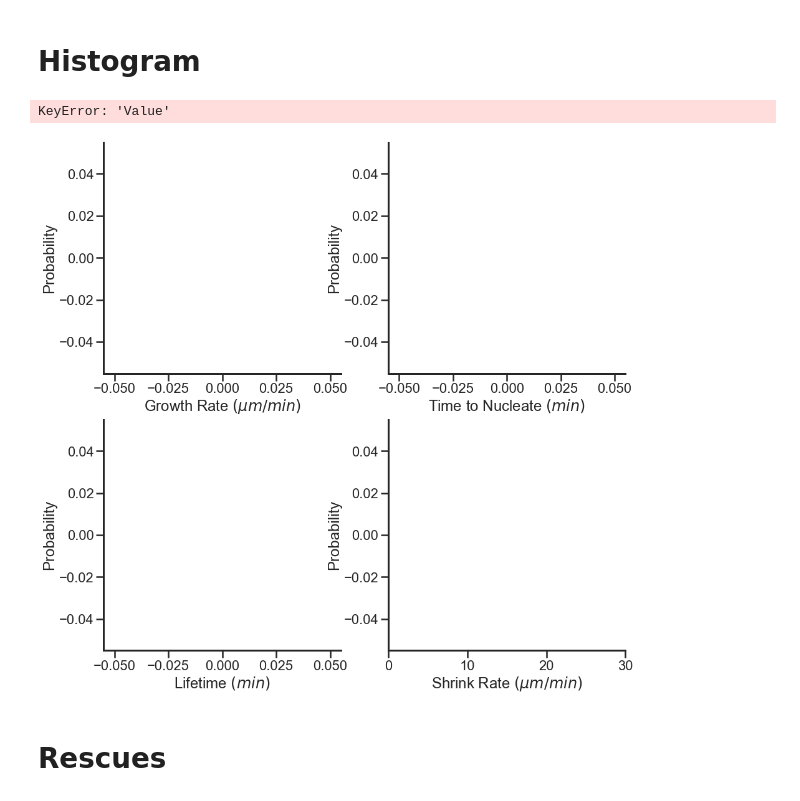
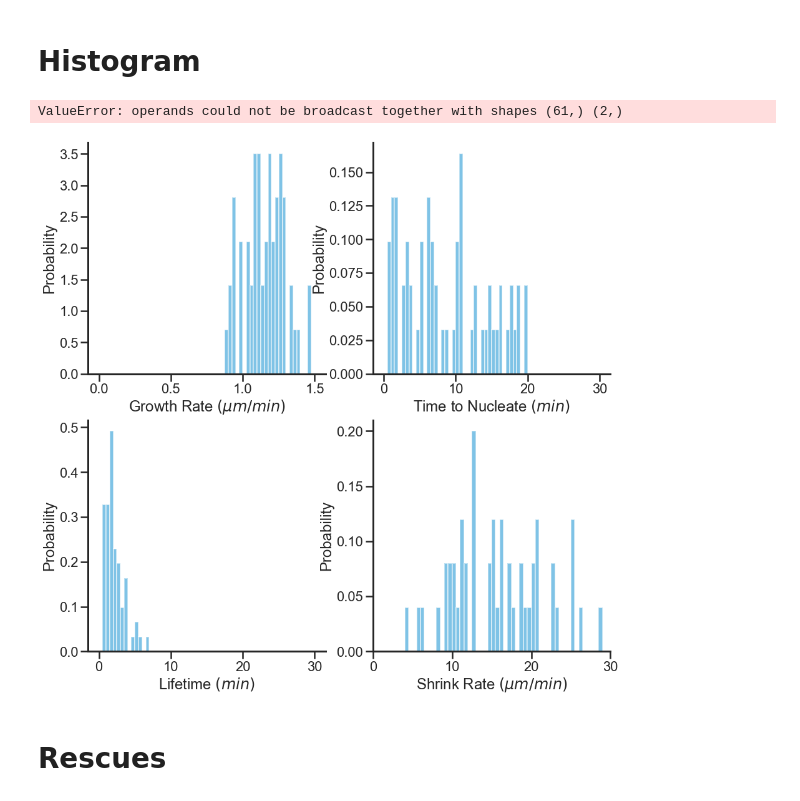
Before and after one commit to brouhardlab/brouhardlab-scripts, a Jupyter notebook: notebooks/Brandi/join_data_and_fit_fromDataSheet.ipynb, the cells around one changed output. Cells and saved outputs as stored; diff of their text form; code cells hidden in the pictures.

Commit message:
EB3 dynamics-data processing

```diff
--- a/notebooks/Brandi/join_data_and_fit_fromDataSheet.ipynb
+++ b/notebooks/Brandi/join_data_and_fit_fromDataSheet.ipynb
@@ -196,16 +192,16 @@ def exponential(x, scale):
 def gamma(x, shape, scale):
     return (np.power(x,shape-1)*np.exp(-x/ scale))/(sp.special.gamma(shape) * np.power(scale,shape))
 # %%
-def make_hist(data, parameter, tubconc, dcxtype, dcxconc) :
+def make_hist(data, parameter, tubconc, dcxtype, dcxconc, ebconc) :
 
-    selectdata = data[(data[tubulin]==tubconc)&(data[Type]==dcxtype)&(data[DCXconc]==dcxconc)]
+    selectdata = data[(data[tubulin]==tubconc)&(data[Type]==dcxtype)&(data[DCXconc]==dcxconc)&(data[EBconc]==ebconc)]
 
     if parameter == GrowthRate :
         maxbin = 1.5
         binsize = 0.05
-#     elif parameter == ShrinkageRate :
-#         maxbin = 15
-#         binsize = 0.1
+    elif parameter == ShrinkageRate :
+         maxbin = 15
+         binsize = 0.1
     else:
         maxbin = 30
         binsize = 1
@@ -315,7 +317,7 @@ def filter_parameter(parameter, moment , filtername, filtervalue, value,data):
         x = x.values
     return x
 # %%
-# plottypes = np.concatenate((data[Type].unique()[:2],data[Type].unique()[5:-1]), axis=None)
-# palette = np.concatenate((palette[:2],palette[5:-1]), axis=None)
+plottypes = np.concatenate((data[Type].unique()[:2],data[Type].unique()[5:-1]), axis=None)
+palette = np.concatenate((palette[:2],palette[5:-1]), axis=None)
 
-# plottypes,palette
+plottypes,palette
@@ -390,7 +395,7 @@ fig, ax = plt.subplots(2,2,figsize=(15,15))
 #     plt.suptitle('Fitted pooled data', fontsize=30)
 
 count = 0
-for dcxtype in data[Type].unique()[]:
+for dcxtype in data[Type].unique():
 
     x = filter_variable(tubulin, Type, dcxtype,ResultFit)
     c=0
@@ -449,9 +454,9 @@ SyntaxError: invalid syntax (36501271.py, line 12)
 # %% [markdown]
 # Histogram #
 # %%
-def plot_hist(data, tubconc, dcxtype, dcxconc,color) :
+def plot_hist(data, tubconc, dcxtype, dcxconc, ebconc, color) :
 
-    selectdata = data[(data[tubulin]==tubconc)&(data[Type]==dcxtype)&(data[DCXconc]==dcxconc)]
+    selectdata = data[(data[tubulin]==tubconc)&(data[Type]==dcxtype)&(data[DCXconc]==dcxconc)&(data[EBconc]==ebconc)]
     fig, ax = plt.subplots(2,2,figsize=(15,15))
 
     n = len(selectdata.dropna().index)
@@ -504,16 +509,16 @@ def plot_hist(data, tubconc, dcxtype, dcxconc,color) :
 
     legnd = str(dcxconc)+' nM'
     ax[0][1].legend(('Fit',legnd),loc='upper right',title='DCX: '+dcxtype)
-    #ax[1][0].legend(('Fit',legnd),loc='upper right',title='DCX: '+dcxtype)
+    ax[1][0].legend(('Fit',legnd),loc='upper right',title='DCX: '+dcxtype)
 
     #plt.savefig(newmydir/('joint_graphsHIST-'+dcxtype+'-'+str(dcxconc)+'.pdf'))
 
     return print(n)
 # %%
-plot_hist(data, 6, 'WT', 114,cyan)
+plot_hist(data, 6, 'WT', 0, 20, cyan)
 # %% [output]
-KeyError: 'Value'
+ValueError: operands could not be broadcast together with shapes (61,) (2,)
-[figure, old version]
+[figure, new version]
 # %% [markdown]
 # Rescues #
 # %%
```
Also changed, not shown: parts of 21 cells of this notebook, 7 other files.
